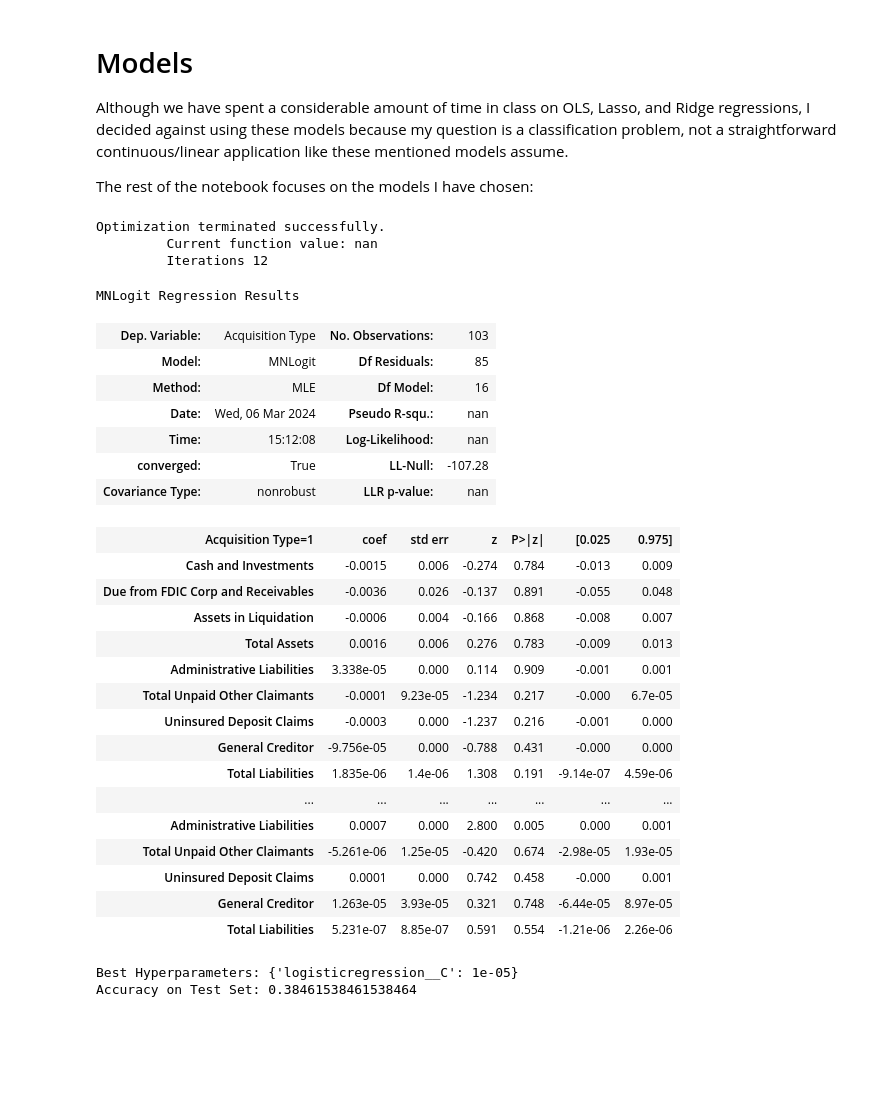
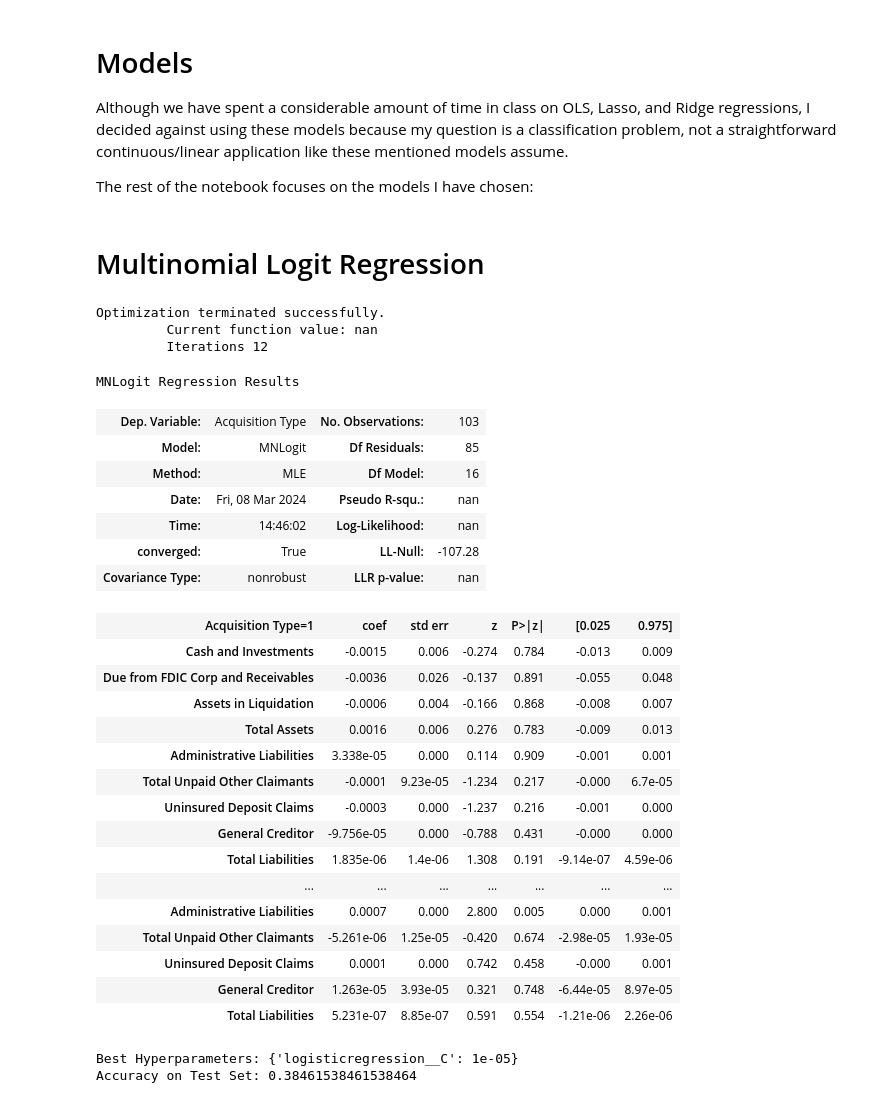
Before and after one commit to wkim31/Econ1680-ML, a Jupyter notebook: ML.ipynb, the cells around one changed output. Drawn from its saved outputs; the diff is of its cells as text; code cells hidden in the pictures; blank space fills up the shorter version.

```diff
--- a/ML.ipynb
+++ b/ML.ipynb
@@ -264,23 +279,29 @@ imputer = SimpleImputer(strategy='mean')
 X_train = pd.DataFrame(imputer.fit_transform(X_train), columns=X_train.columns)
 X_test = pd.DataFrame(imputer.transform(X_test), columns=X_test.columns)
+# %% [markdown]
+# Multinomial Logit Regression
 # %%
 #First, Multinomial Logit Regressions (since these are tricategories of 0, 1, and 2):
+
+y_train.reset_index(drop=True, inplace=True) #make sure the indices are aligned for mn_logit
+X_train.reset_index(drop=True, inplace=True)
+
 mnlogit_res = sm.MNLogit(y_train, X_train).fit()
 
-mnlogit_res.summary() ,
+mnlogit_res.summary()
 #positive significance= if a bank has higher admin liabs than type 0 bank, it positively predicts whether it gets acquired by national bank
 #compare to mean value of admin liabilities -> x % increase from mean of liabilities in sample, you have 0.007 increase in prob of acquisition
 #"Marginal effects"
 # %% [output]
 Optimization terminated successfully.
          Current function value: nan
          Iterations 12
 MNLogit Regression Results
 | Dep. Variable: | Acquisition Type | No. Observations: | 103 |
 | Model: | MNLogit | Df Residuals: | 85 |
 | Method: | MLE | Df Model: | 16 |
-| Date: | Wed, 06 Mar 2024 | Pseudo R-squ.: | nan |
-| Time: | 15:12:08 | Log-Likelihood: | nan |
+| Date: | Fri, 08 Mar 2024 | Pseudo R-squ.: | nan |
+| Time: | 14:46:02 | Log-Likelihood: | nan |
 | converged: | True | LL-Null: | -107.28 |
 | Covariance Type: | nonrobust | LLR p-value: | nan |
 | Acquisition Type=1 | coef | std err | z | P>|z| | [0.025 | 0.975] |
```
Also changed, not shown: parts of 12 cells of this notebook.
